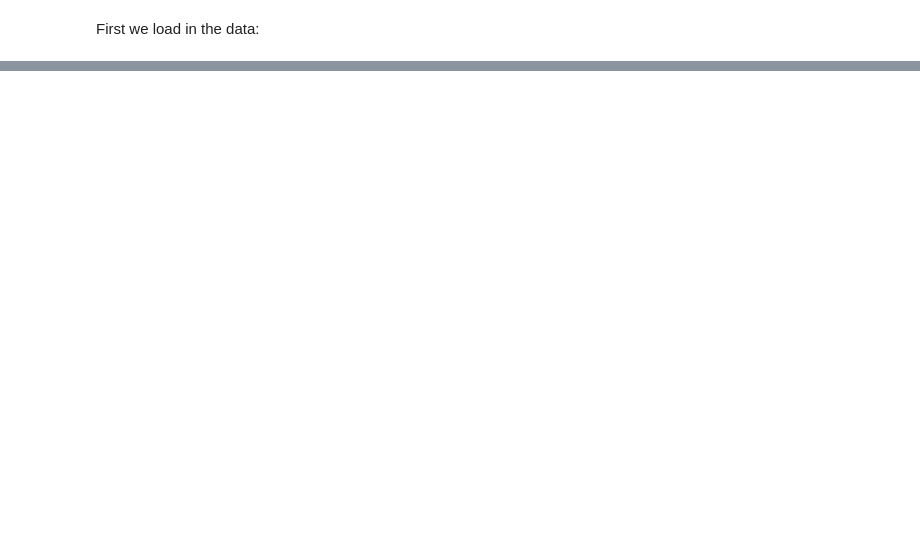
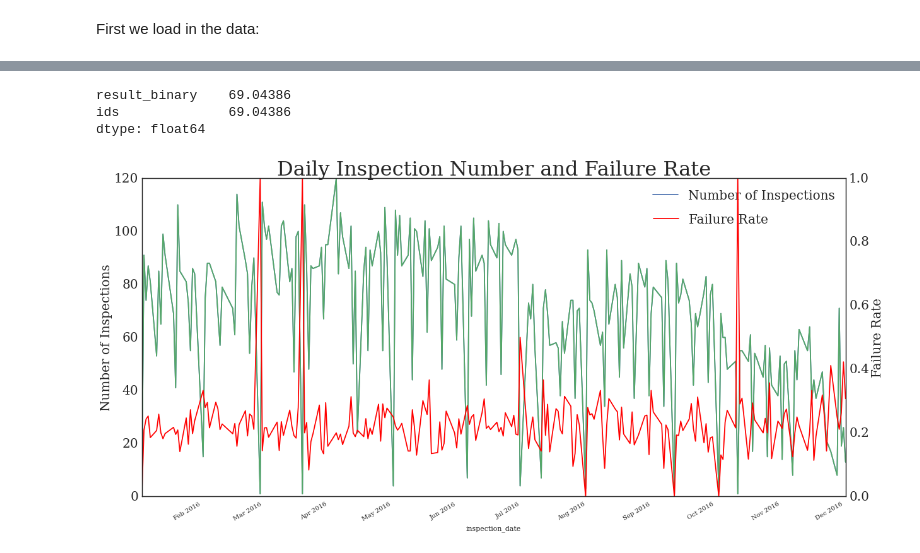
Before and after one commit to Fggw/downloader, a Jupyter notebook: fail_day_calculation.ipynb, the cells around one changed output, grey strips where cells are left out. Saved outputs shown, nothing was run; the diff lists cells and outputs as text; code cells hidden in the pictures; blank space fills up the shorter version.

```diff
--- a/fail_day_calculation.ipynb
+++ b/fail_day_calculation.ipynb
@@ -702 +298,47 @@ for tick in ax1.yaxis.get_major_ticks():
+# %%
+fig = plt.figure(figsize=(20,10))
+ax3 = fig.add_subplot(111) # Create matplotlib axes
+ax4 = ax3.twinx() # Create another axes that shares the same x-axis as ax.
+
+test_data.groupby('inspection_date').count().plot(ax = ax3)
+test_data.groupby('inspection_date').mean()['result_binary'].plot(ax = ax4,color='r')
+
+print test_data.groupby('inspection_date').count().mean()
+
+
+ax3.legend(['Number of Inspections'],loc=1, bbox_to_anchor=(1, 1),fontsize = 20)
+ax4.legend(['Failure Rate'],loc=1, bbox_to_anchor=(0.905, 0.925),fontsize = 20)
+
+plt.rc('font', family='serif')
+plt.title('Daily Inspection Number and Failure Rate',fontsize=32)
+plt.xlabel('Date',fontsize=20)
+ax3.set_ylabel('Number of Inspections',fontsize = 20)
+ax4.set_ylabel('Failure Rate',fontsize = 20)
+
+for tick in ax3.xaxis.get_major_ticks():
+                tick.label.set_fontsize(10)
+                # specify integer or one of preset strings, e.g.
+                #tick.label.set_fontsize('x-small')
+
+
+for tick in ax4.yaxis.get_major_ticks():
+                tick.label.set_fontsize(20)
+                # specify integer or one of preset strings, e.g.
+                #tick.label.set_fontsize('x-small')
+
+
+for label3 in ax3.yaxis.get_majorticklabels():
+                label3.set_fontsize(20)
+                # specify integer or one of preset strings, e.g.
+                #tick.label.set_fontsize('x-small')
+
+for label4 in ax4.yaxis.get_majorticklabels():
+                label4.set_fontsize(20)
+                # specify integer or one of preset strings, e.g.
+                #tick.label.set_fontsize('x-small')
+# %% [output]
+result_binary    69.04386
+ids              69.04386
+dtype: float64
+[figure, added]
 # %%
```
Also changed, not shown: parts of 81 cells of this notebook, 5 other files.
